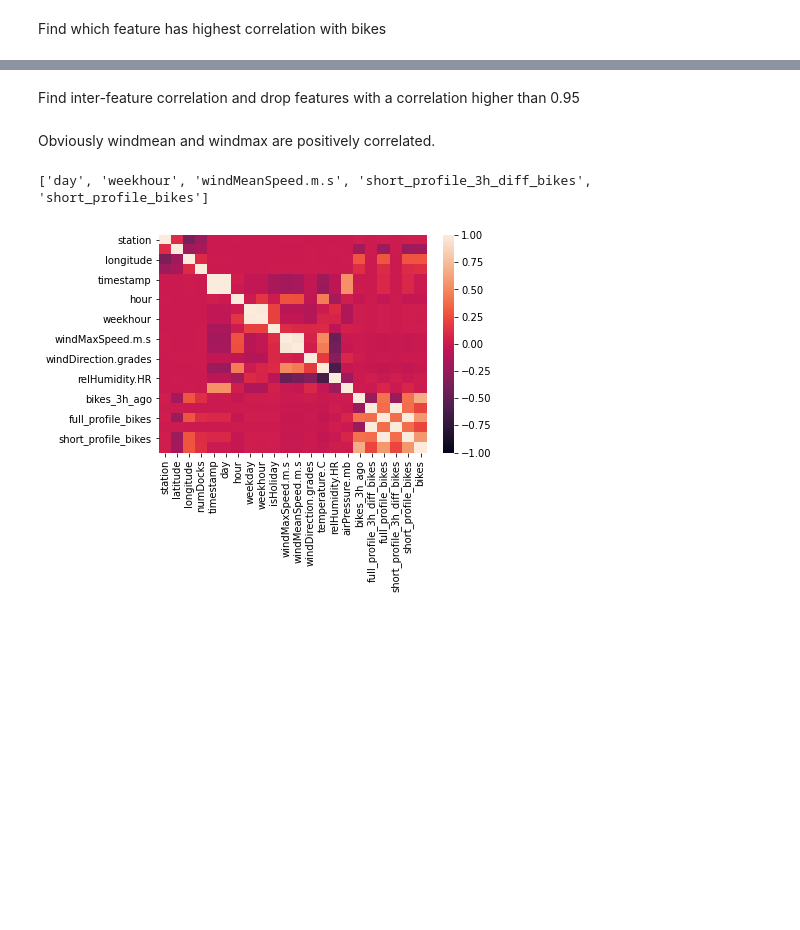
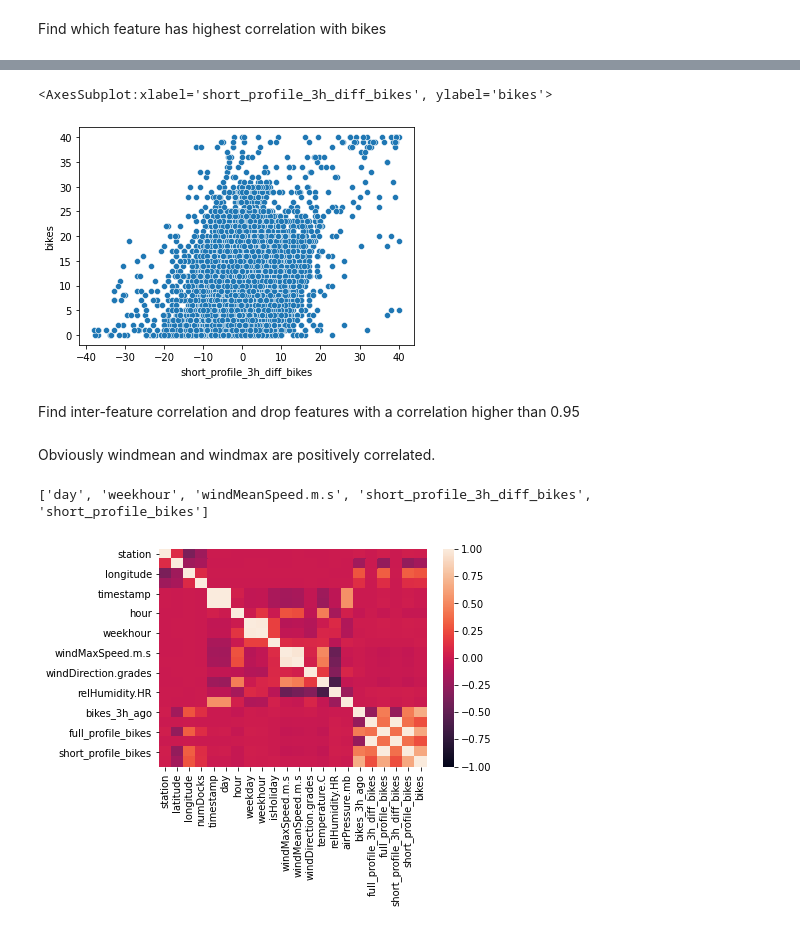
Before and after one commit to davideturco/morebikes2020, a Jupyter notebook: general.ipynb, the cells around one changed output, grey strips where cells are left out. Saved outputs shown, nothing was run; the diff lists cells and outputs as text; code cells hidden in the pictures; blank space fills up the shorter version.

```diff
--- a/general.ipynb
+++ b/general.ipynb
@@ -75,3 +101,8 @@ Find which feature has highest correlation with bikes
+# %%
+sns.scatterplot(data=df_train, x='short_profile_3h_diff_bikes', y='bikes')
+# %% [output]
+<AxesSubplot:xlabel='short_profile_3h_diff_bikes', ylabel='bikes'>
+[figure, added]
 # %% [markdown]
 Find inter-feature correlation and drop features with a correlation higher than 0.95
 # %% [markdown]
```
Also changed, not shown: parts of 25 cells of this notebook, 1 other file.
